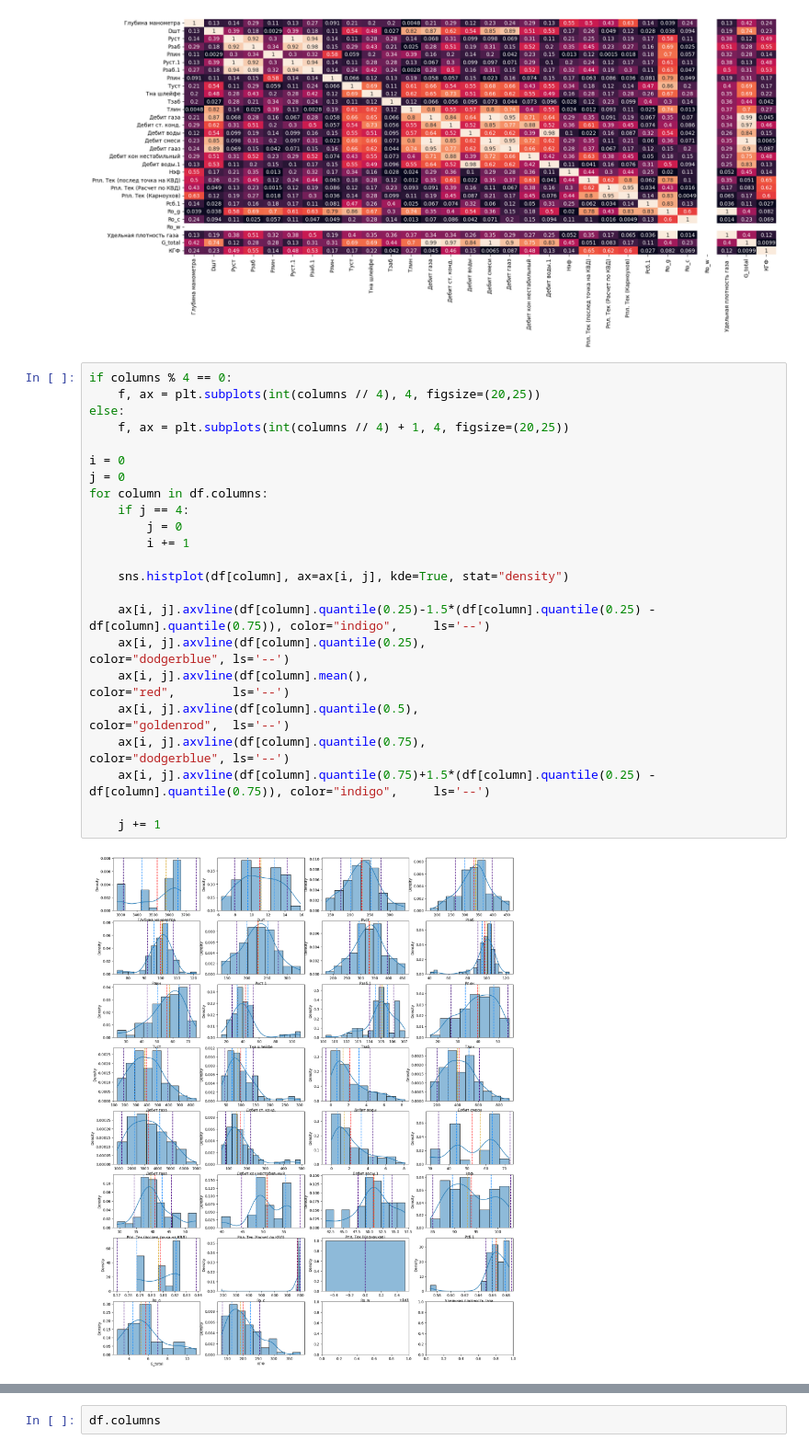
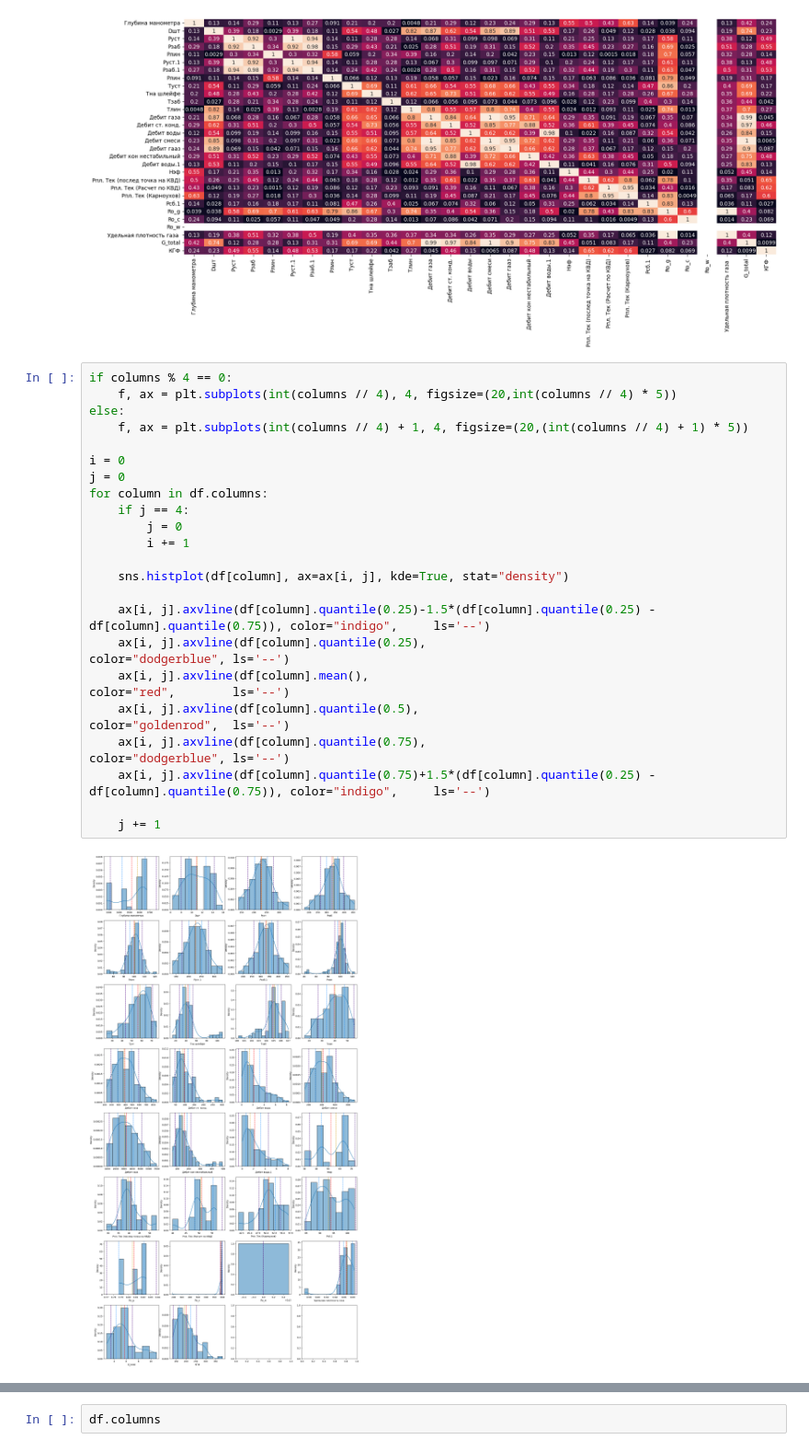
Before and after one commit to Grischenkov/NeuralNetworks, a Jupyter notebook: Lab1/solution.ipynb, the cells around one changed output, grey strips where cells are left out. Shown at 92% size. Cells and saved outputs as stored; diff of their text form.

```diff
--- a/Lab1/solution.ipynb
+++ b/Lab1/solution.ipynb
@@ -96,29 +96,29 @@ plt.show()
 [figure]
 # %%
 if columns % 4 == 0:
-    f, ax = plt.subplots(int(columns // 4), 4, figsize=(20,25))
+    f, ax = plt.subplots(int(columns // 4), 4, figsize=(20,int(columns // 4) * 5))
 else:
-    f, ax = plt.subplots(int(columns // 4) + 1, 4, figsize=(20,25))
+    f, ax = plt.subplots(int(columns // 4) + 1, 4, figsize=(20,(int(columns // 4) + 1) * 5))
 
 i = 0
 j = 0
 for column in df.columns:
     if j == 4:
         j = 0
         i += 1
 
     sns.histplot(df[column], ax=ax[i, j], kde=True, stat="density")
 
     ax[i, j].axvline(df[column].quantile(0.25)-1.5*(df[column].quantile(0.25) - df[column].quantile(0.75)), color="indigo",     ls='--')
     ax[i, j].axvline(df[column].quantile(0.25),                                                             color="dodgerblue", ls='--')
     ax[i, j].axvline(df[column].mean(),                                                                     color="red",        ls='--')
     ax[i, j].axvline(df[column].quantile(0.5),                                                              color="goldenrod",  ls='--')
     ax[i, j].axvline(df[column].quantile(0.75),                                                             color="dodgerblue", ls='--')
     ax[i, j].axvline(df[column].quantile(0.75)+1.5*(df[column].quantile(0.25) - df[column].quantile(0.75)), color="indigo",     ls='--')
 
     j += 1
 # %% [output]
-[figure, old version]
+[figure, new version]
 # %%
 X = df[df.columns[:-2]].fillna(-100)
 y = df[df.columns[-2:]].fillna(-100)
```
Also changed, not shown: parts of 2 cells of this notebook.
